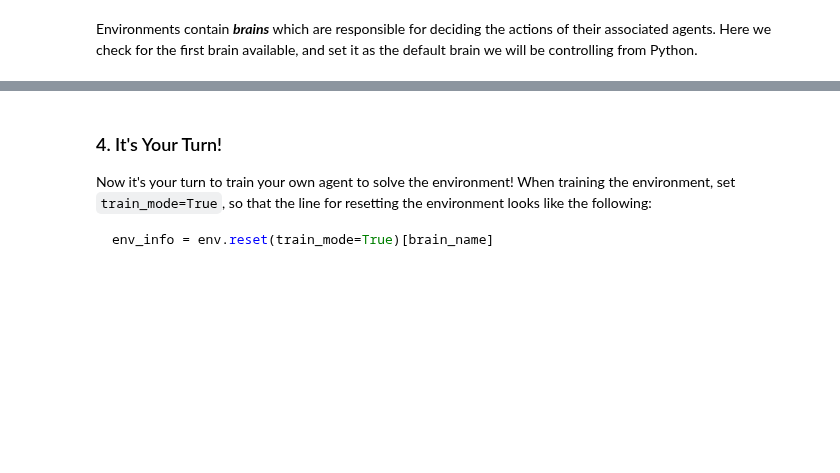
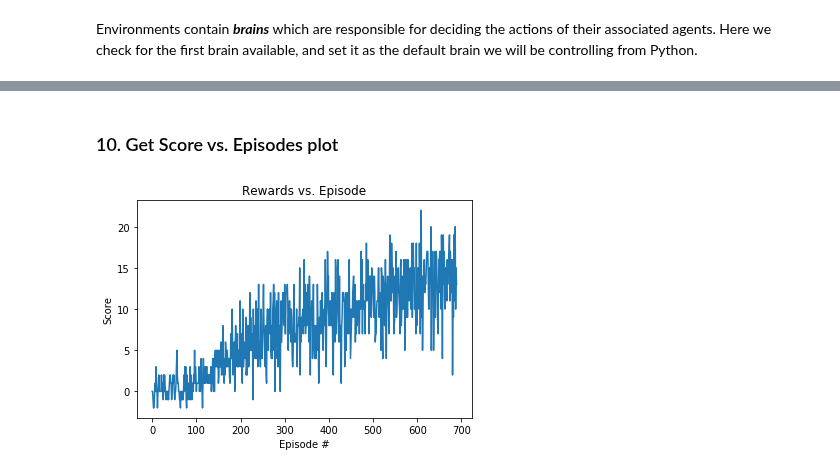
Before and after one commit to aanrran/deep-reinforcement-learning, a Jupyter notebook: p1_navigation/Navigation.ipynb, the cells around one changed output, grey strips where cells are left out. Drawn from its saved outputs; the diff is of its cells as text; code cells hidden in the pictures; blank space fills up the shorter version.

````diff
--- a/p1_navigation/Navigation.ipynb
+++ b/p1_navigation/Navigation.ipynb
@@ -114,0 +139,21 @@ When finished, you can close the environment.
+# %%
+import csv
+
+def writeCSV(filename, scores):
+    # writing to csv file
+    with open(filename, 'a',newline='') as csvfile:
+        # creating a csv writer object
+        csvwriter = csv.writer(csvfile)
+        for i, score in enumerate(scores):
+            csvwriter.writerow([i, score])
+
+def readCSV(filename):
+    # opening the CSV file
+    with open(filename, mode ='r')as csvfile:
+        # reading the CSV file
+        csvreader = csv.reader(csvfile)
+        scores = []
+        # displaying the contents of the CSV file
+        for lines in csvreader:
+            scores.append(float(lines[1]))
+    return scores
@@ -115,9 +452,16 @@ When finished, you can close the environment.
+# %% [markdown]
+### 10. Get Score vs. Episodes plot
+# %%
+scores_mse = readCSV("scores.csv") #read the stored scores from training
+# plot the scores
+fig = plt.figure()
+ax = fig.add_subplot(111)
+plt.plot(np.arange(len(scores_mse)), scores_mse)
+plt.ylabel('Score')
+plt.xlabel('Episode #')
+plt.title('Rewards vs. Episode')
+plt.show()
+# %% [output]
+[figure, added]
 # %%
 env.close()
-# %% [markdown]
-### 4. It's Your Turn!
-
-Now it's your turn to train your own agent to solve the environment!  When training the environment, set `train_mode=True`, so that the line for resetting the environment looks like the following:
-```python
-env_info = env.reset(train_mode=True)[brain_name]
-```
````
Also changed, not shown: parts of 26 cells of this notebook, 5 other files.
